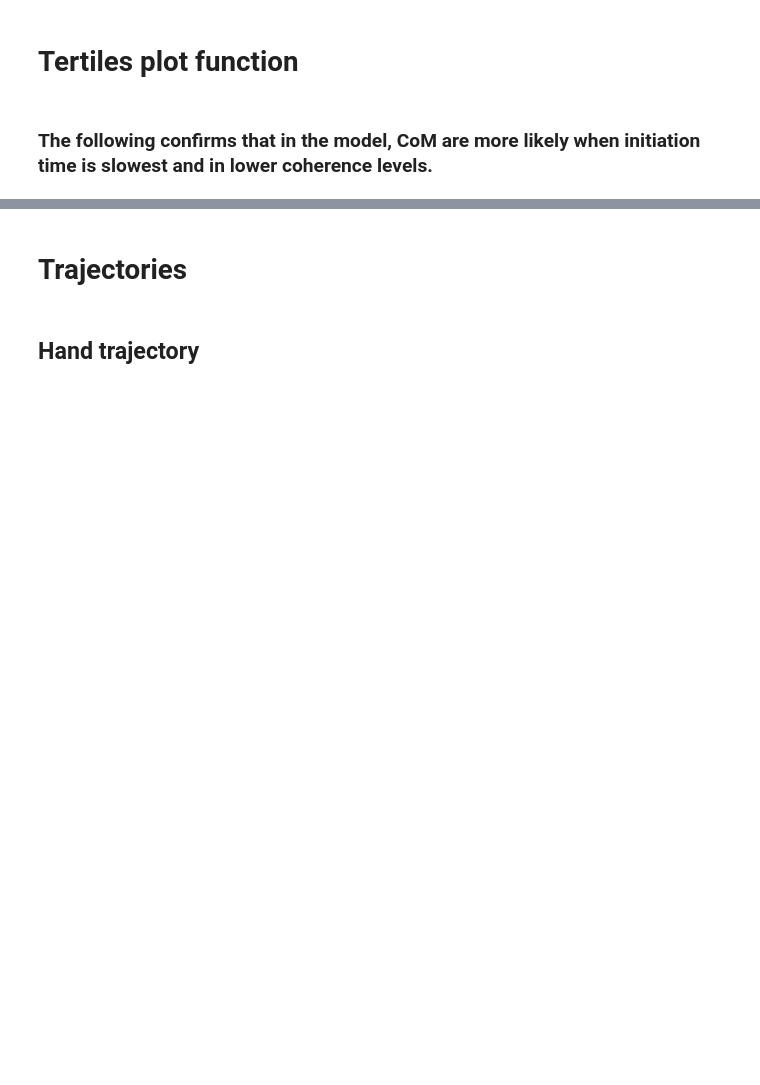
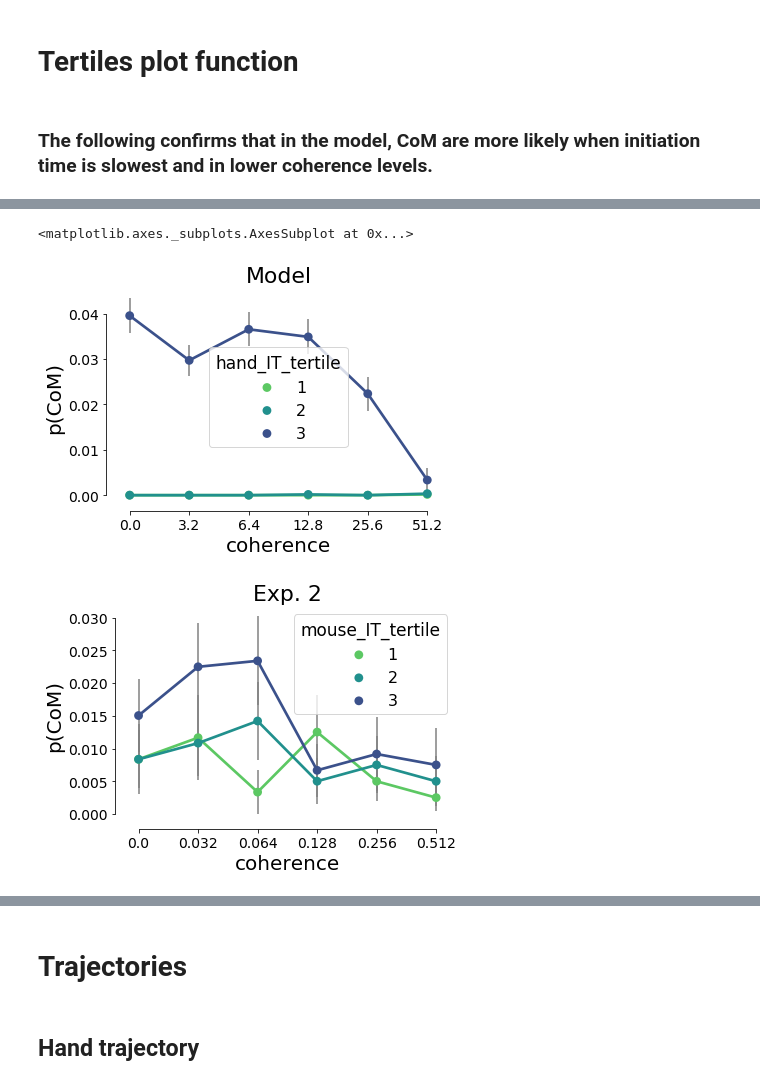
Before and after one commit to nidstigator/com_fixed_duration, a Jupyter notebook: plotting_code/python/results_notebook.ipynb, the cells around one changed output, grey strips where cells are left out. Saved outputs shown, nothing was run; the diff lists cells and outputs as text; code cells hidden in the pictures; blank space fills up the shorter version.

```diff
--- a/plotting_code/python/results_notebook.ipynb
+++ b/plotting_code/python/results_notebook.ipynb
@@ -515 +538,13 @@ plot_p_com_vs_var_ci(choices_1, 'mouse_IT_tertile', 'Exp. 1', n_threshold=10)
+# %%
+model_tertiles = pd.read_csv('../../figures_output/Fig6_exp2.txt', sep=',')
+model_tertiles['hand_IT_tertile'] = pd.qcut(model_tertiles['hand_IT'], 3, labels=[1, 2, 3])
+
+model_tertiles['is_com'] = model_tertiles['is_com'].astype('bool')
+
+plot_p_com_vs_var_ci(model_tertiles, 'hand_IT_tertile', 'Model', n_threshold=10)
+plot_p_com_vs_var_ci(choices_2, 'mouse_IT_tertile', 'Exp. 2', n_threshold=10)
+# %% [output]
+<matplotlib.axes._subplots.AxesSubplot at 0x...>
+[figure, added]
+[figure, added]
 # %%
```
Also changed, not shown: parts of 7 cells of this notebook, 32 other files.
